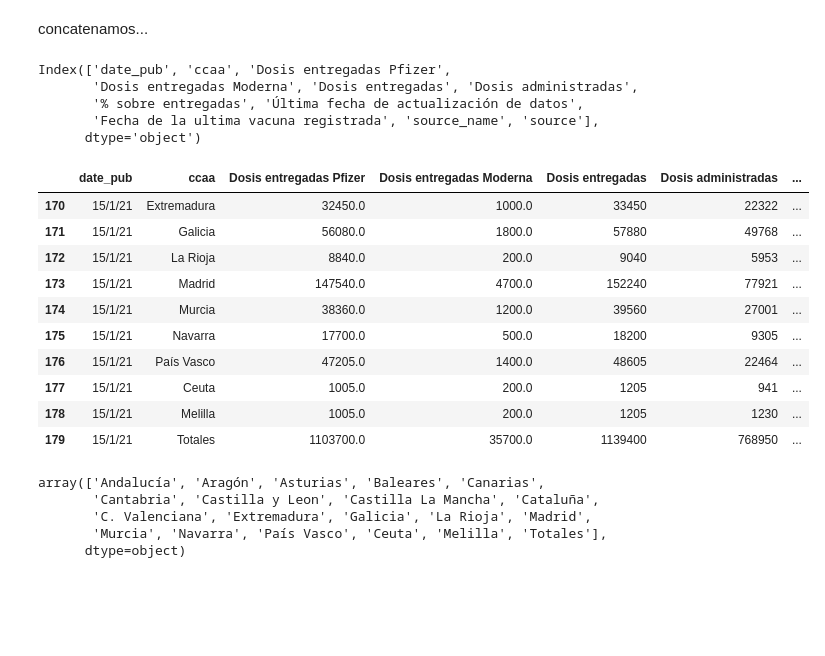
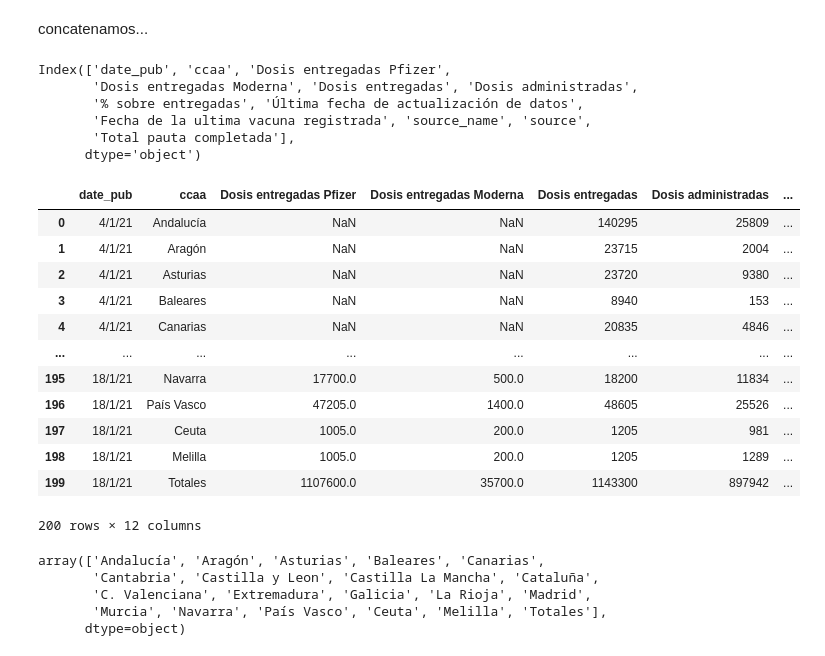
Before and after one commit to mharias/covid, a Jupyter notebook: vacunacion/lectura_vacunacion.ipynb, the cells around one changed output. Saved outputs shown, nothing was run; the diff lists cells and outputs as text; code cells hidden in the pictures; blank space fills up the shorter version.

```diff
--- a/vacunacion/lectura_vacunacion.ipynb
+++ b/vacunacion/lectura_vacunacion.ipynb
@@ -67,7 +67,7 @@ datos_hoy = datos_row.copy()
 # %% [markdown]
 Primero renombramos columnas, añadimos luego una columna con la fecha del informe `date_pub`, y finalmente añadimos fuente y origen de datos para asegurar trazabilidad de los datos:
 # %%
-datos_hoy.columns=['ccaa','Dosis entregadas Pfizer','Dosis entregadas Moderna','Dosis entregadas','Dosis administradas','% sobre entregadas','Fecha de la ultima vacuna registrada']
+datos_hoy.columns=['ccaa','Dosis entregadas Pfizer','Dosis entregadas Moderna','Dosis entregadas','Dosis administradas','% sobre entregadas','Total pauta completada','Fecha de la ultima vacuna registrada']
 # %%
 datos_hoy['date_pub']=fecha_informe_pandas
 datos_hoy['source_name']='Ministerio de Sanidad'
@@ -87,7 +87,12 @@ datos_hoy['Fecha de la ultima vacuna registrada'] = datos_hoy.apply(convierte,ax
 # %% [markdown]
 ..y ordenamos..
 # %%
-datos_hoy=datos_hoy[['date_pub','ccaa','Dosis entregadas Pfizer','Dosis entregadas Moderna','Dosis entregadas','Dosis administradas','% sobre entregadas','Fecha de la ultima vacuna registrada','source_name','source']]
+datos_hoy=datos_hoy[['date_pub','ccaa','Dosis entregadas Pfizer',
+                     'Dosis entregadas Moderna','Dosis entregadas',
+                     'Dosis administradas','% sobre entregadas',
+                     'Total pauta completada',
+                     'Fecha de la ultima vacuna registrada',
+                     'source_name','source']]
 # %% [markdown]
 Hemos visto algún informe en el que se añaden espacios al nombre de Comunidad, nos aseguramos aquí de eliminarlos en caso de que vuelvan a aparecer:
 # %%
@@ -154,27 +159,30 @@ datos_acumulados.columns
 Index(['date_pub', 'ccaa', 'Dosis entregadas Pfizer',
        'Dosis entregadas Moderna', 'Dosis entregadas', 'Dosis administradas',
        '% sobre entregadas', 'Última fecha de actualización de datos',
-       'Fecha de la ultima vacuna registrada', 'source_name', 'source'],
+       'Fecha de la ultima vacuna registrada', 'source_name', 'source',
+       'Total pauta completada'],
       dtype='object')
 # %%
 datos_acumulados = datos_acumulados[['date_pub', 'ccaa','Dosis entregadas Pfizer','Dosis entregadas Moderna',
                                      'Dosis entregadas', 'Dosis administradas','% sobre entregadas',
-                                     'Última fecha de actualización de datos','Fecha de la ultima vacuna registrada',
-                                     'source_name', 'source']]
+                                     'Total pauta completada','Última fecha de actualización de datos',
+                                     'Fecha de la ultima vacuna registrada','source_name', 'source']]
 # %%
-datos_acumulados[-10:]
+datos_acumulados
 # %% [output]
 |  | date_pub | ccaa | Dosis entregadas Pfizer | Dosis entregadas Moderna | Dosis entregadas | Dosis administradas | ... |
-| 170 | 15/1/21 | Extremadura | 32450.0 | 1000.0 | 33450 | 22322 | ... |
-| 171 | 15/1/21 | Galicia | 56080.0 | 1800.0 | 57880 | 49768 | ... |
-| 172 | 15/1/21 | La Rioja | 8840.0 | 200.0 | 9040 | 5953 | ... |
-| 173 | 15/1/21 | Madrid | 147540.0 | 4700.0 | 152240 | 77921 | ... |
-| 174 | 15/1/21 | Murcia | 38360.0 | 1200.0 | 39560 | 27001 | ... |
-| 175 | 15/1/21 | Navarra | 17700.0 | 500.0 | 18200 | 9305 | ... |
-| 176 | 15/1/21 | País Vasco | 47205.0 | 1400.0 | 48605 | 22464 | ... |
-| 177 | 15/1/21 | Ceuta | 1005.0 | 200.0 | 1205 | 941 | ... |
-| 178 | 15/1/21 | Melilla | 1005.0 | 200.0 | 1205 | 1230 | ... |
-| 179 | 15/1/21 | Totales | 1103700.0 | 35700.0 | 1139400 | 768950 | ... |
+| 0 | 4/1/21 | Andalucía | NaN | NaN | 140295 | 25809 | ... |
+| 1 | 4/1/21 | Aragón | NaN | NaN | 23715 | 2004 | ... |
+| 2 | 4/1/21 | Asturias | NaN | NaN | 23720 | 9380 | ... |
+| 3 | 4/1/21 | Baleares | NaN | NaN | 8940 | 153 | ... |
+| 4 | 4/1/21 | Canarias | NaN | NaN | 20835 | 4846 | ... |
+| ... | ... | ... | ... | ... | ... | ... | ... |
+| 195 | 18/1/21 | Navarra | 17700.0 | 500.0 | 18200 | 11834 | ... |
+| 196 | 18/1/21 | País Vasco | 47205.0 | 1400.0 | 48605 | 25526 | ... |
+| 197 | 18/1/21 | Ceuta | 1005.0 | 200.0 | 1205 | 981 | ... |
+| 198 | 18/1/21 | Melilla | 1005.0 | 200.0 | 1205 | 1289 | ... |
+| 199 | 18/1/21 | Totales | 1107600.0 | 35700.0 | 1143300 | 897942 | ... |
+200 rows × 12 columns
 # %%
 datos_acumulados['ccaa'].unique()
 # %% [output]
```
Also changed, not shown: parts of 5 cells of this notebook, 6 other files.
